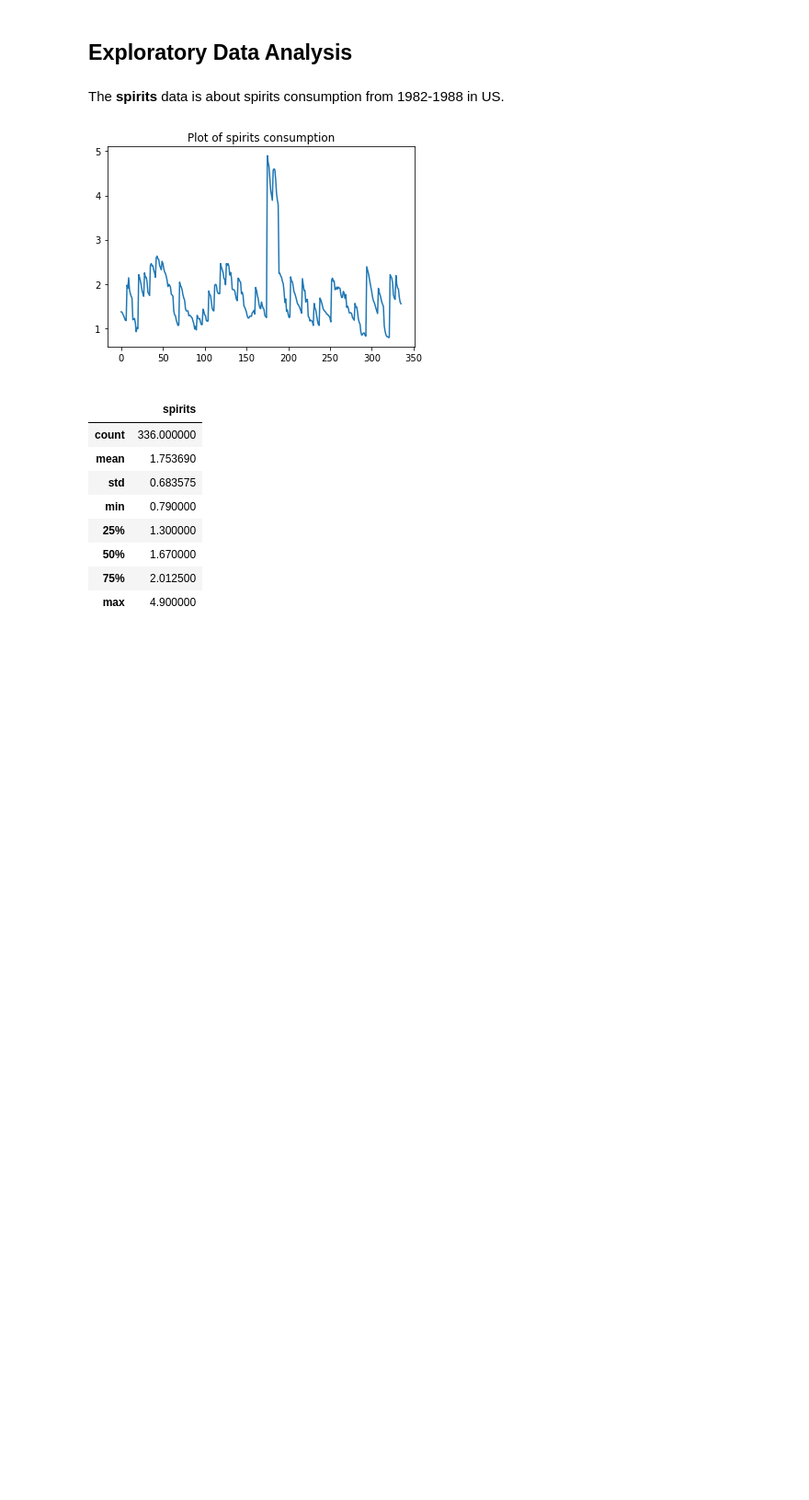
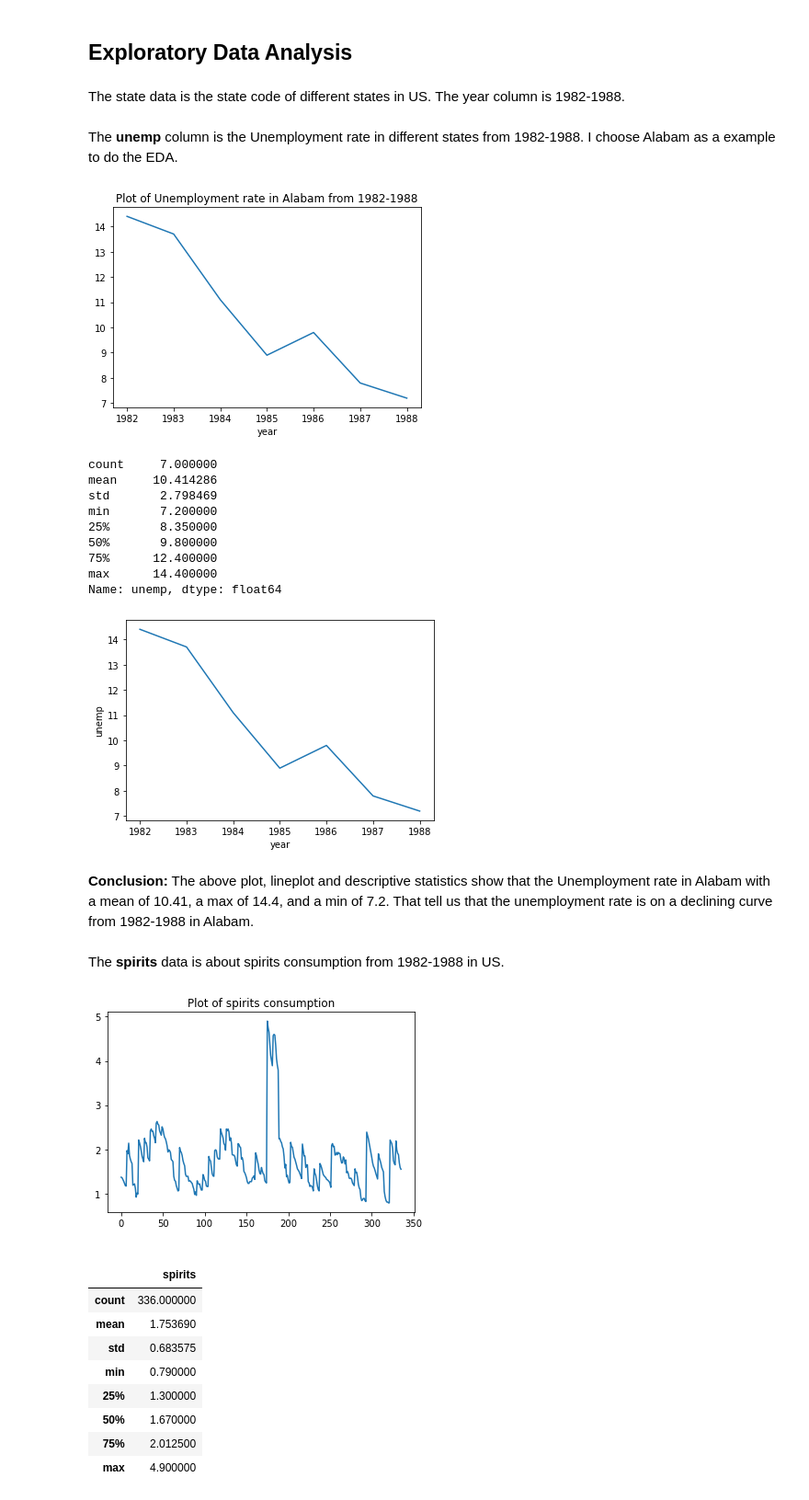
Before and after one commit to Destiny-G1997/AIM-5001, a Jupyter notebook: Z_Guo_Project2.ipynb, the cells around one changed output. Shown at 92% size. Drawn from its saved outputs; the diff is of its cells as text; code cells hidden in the pictures; blank space fills up the shorter version.

```diff
--- a/Z_Guo_Project2.ipynb
+++ b/Z_Guo_Project2.ipynb
@@ -36,5 +36,31 @@ tf.head()
 # %% [markdown]
 ## Exploratory Data Analysis
+# %% [markdown]
+The state data is the state code of different states in US. The year column is 1982-1988.
+# %% [markdown]
+The **unemp** column is the Unemployment rate in different states from 1982-1988. I choose Alabam as a example to do the EDA.
+# %%
+data = tf[['unemp','year']][(tf['state']) == 'al']
+plt.plot(data['year'],data['unemp'])
+plt.title('Plot of Unemployment rate in Alabam from 1982-1988')
+plt.xlabel('year')
+plt.show()
+sns.lineplot(x = data['year'], y = data['unemp'])
+data['unemp'].describe()
+# %% [output]
+[figure, added]
+count     7.000000
+mean     10.414286
+std       2.798469
+min       7.200000
+25%       8.350000
+50%       9.800000
+75%      12.400000
+max      14.400000
+Name: unemp, dtype: float64
+[figure, added]
+# %% [markdown]
+**Conclusion:** The above plot, lineplot and descriptive statistics show that the Unemployment rate in Alabam with a mean of 10.41, a max of 14.4, and a min of 7.2. That tell us that the unemployment rate is on a declining curve from 1982-1988 in Alabam.
 # %% [markdown]
 The **spirits** data is about spirits consumption from 1982-1988 in US.
 # %%
```
Also changed, not shown: parts of 19 cells of this notebook.
